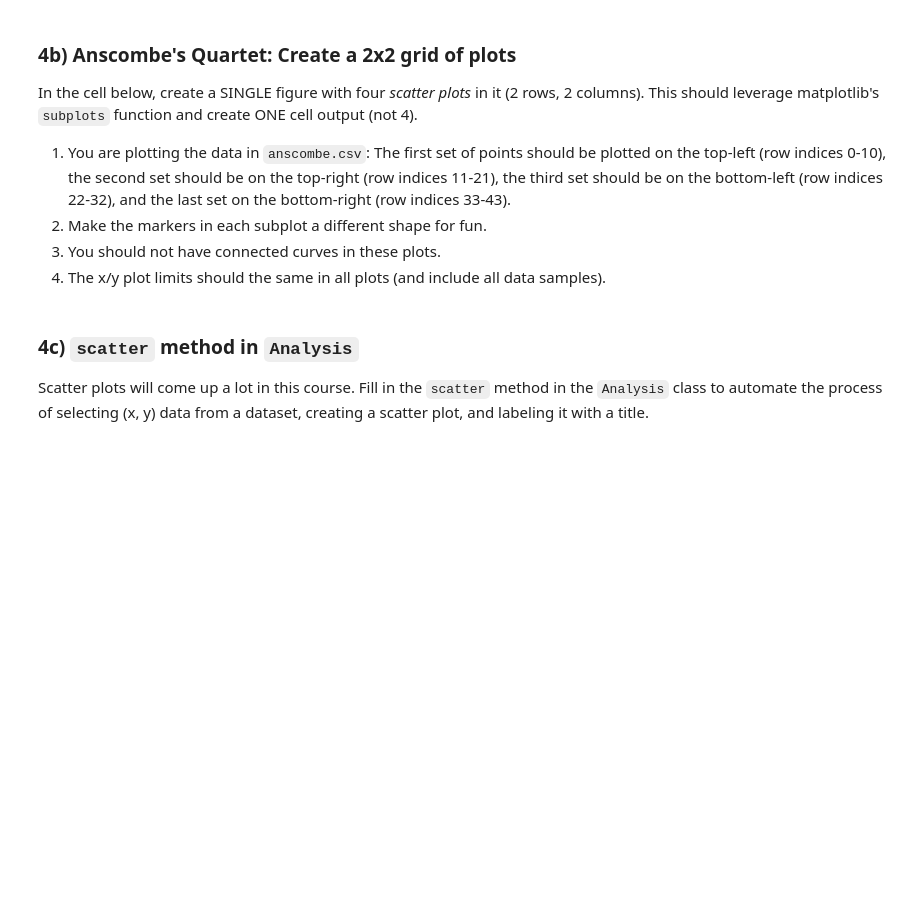
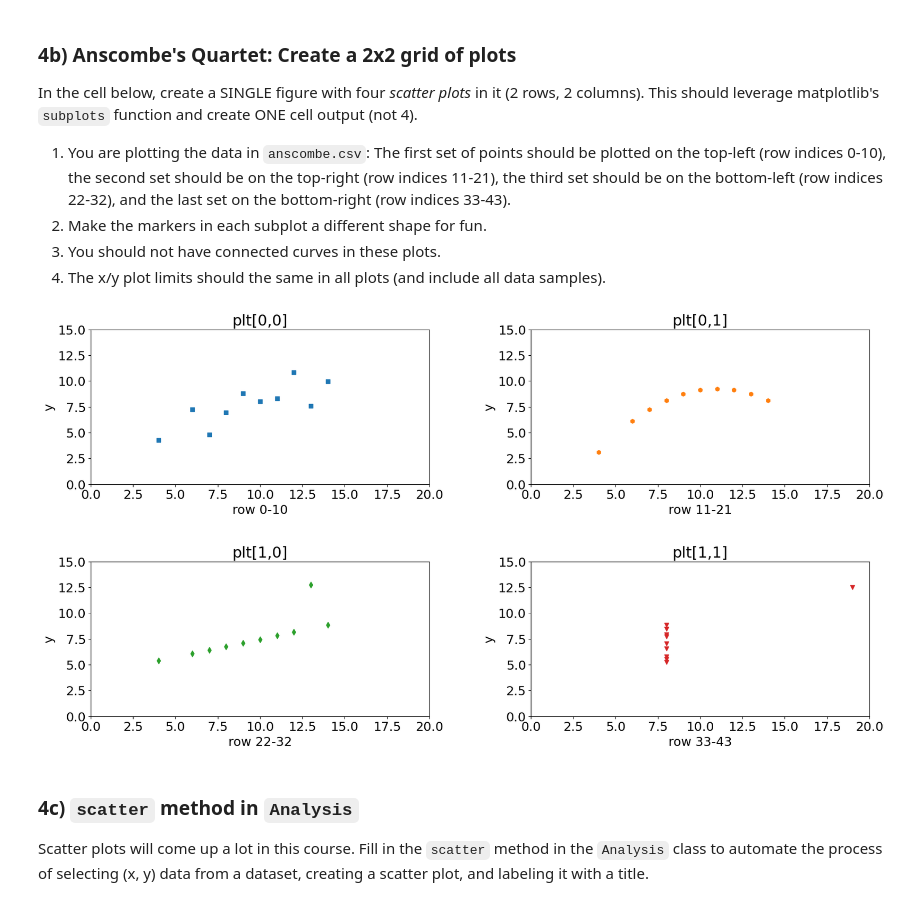
Before and after one commit to chloezhang714/CS252Projects, a Jupyter notebook: Project1Final/analysis.ipynb, the cells around one changed output. Drawn from its saved outputs; the diff is of its cells as text; code cells hidden in the pictures; blank space fills up the shorter version.

Commit message:
plotting in progress

```diff
--- a/Project1Final/analysis.ipynb
+++ b/Project1Final/analysis.ipynb
@@ -346,6 +368,34 @@ In the cell below, create a SINGLE figure with four *scatter plots* in it (2 row
 2. Make the markers in each subplot a different shape for fun.
 3. You should not have connected curves in these plots.
 4. The x/y plot limits should the same in all plots (and include all data samples).
+# %%
+# todo: wrap in a loop
+aq_filename = 'data/anscombe.csv'
+aq_data = Data(aq_filename)
+aq = aq_data.get_all_data()
+# print(aq)
+# print(aq.shape)
+fig, axs = plt.subplots(2,2)
+axs[0,0].scatter(aq[0:10,0],aq[0:10,1],c = '#1f77b4',marker = 's')
+axs[0,0].set(xlabel='row 0-10', ylabel='y',title = "plt[0,0]")
+axs[0,0].set_xlim([0, 20])
+axs[0,0].set_ylim([0, 15])
+axs[0,1].scatter(aq[11:21,0],aq[11:21,1],c = '#ff7f0e', marker = 'h')
+axs[0,1].set(xlabel='row 11-21', ylabel='y',title = "plt[0,1]")
+axs[0,1].set_xlim([0, 20])
+axs[0,1].set_ylim([0, 15])
+axs[1,0].scatter(aq[22:32,0],aq[22:32,1],c = '#2ca02c', marker = 'd')
+axs[1,0].set(xlabel='row 22-32', ylabel='y',title = "plt[1,0]")
+axs[1,0].set_xlim([0, 20])
+axs[1,0].set_ylim([0, 15])
+axs[1,1].scatter(aq[33:43,0],aq[33:43,1],c = '#d62728', marker = 'v')
+axs[1,1].set(xlabel='row 33-43', ylabel='y',title = "plt[1,1]")
+axs[1,1].set_xlim([0, 20])
+axs[1,1].set_ylim([0, 15])
+fig.subplots_adjust(hspace = 0.5, wspace = 0.3)
+plt.rcParams["figure.figsize"] = (20,10)
+# %% [output]
+[figure, added]
 # %% [markdown]
 ### 4c) `scatter` method in `Analysis`
 
```
Also changed, not shown: parts of 2 cells of this notebook, 2 other files.
